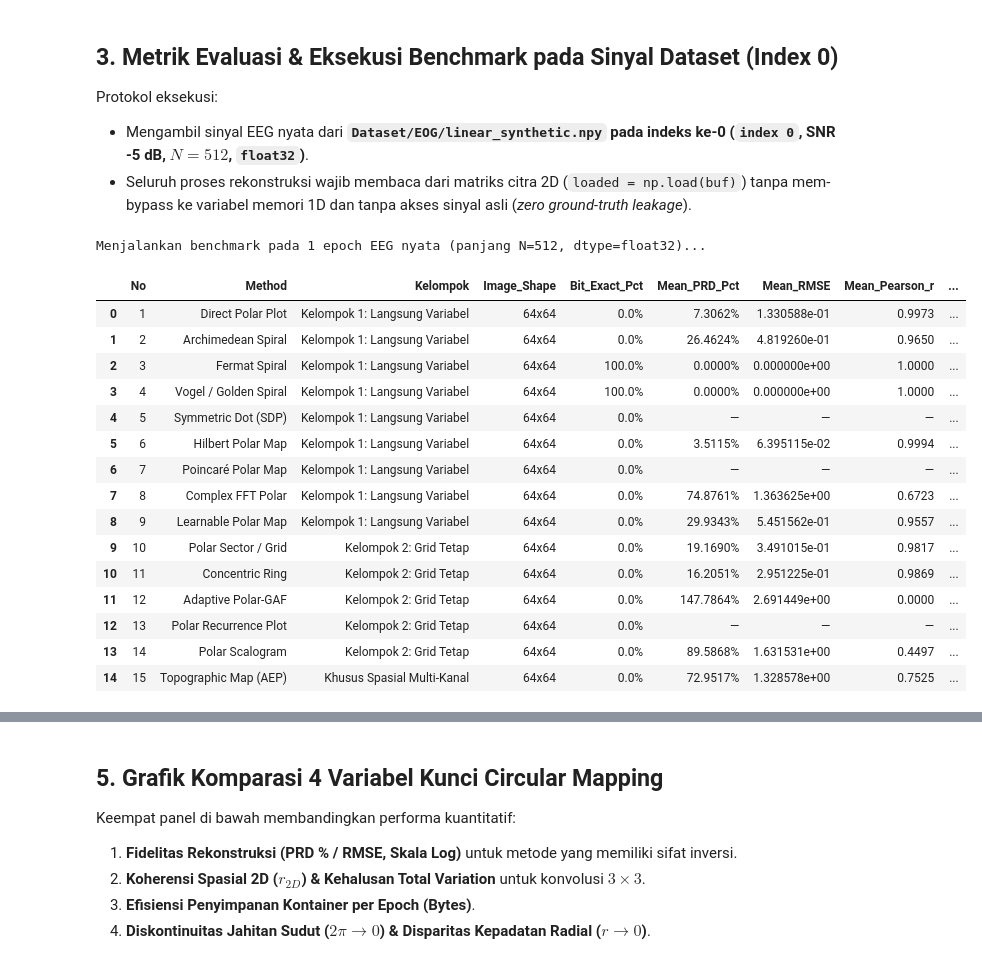
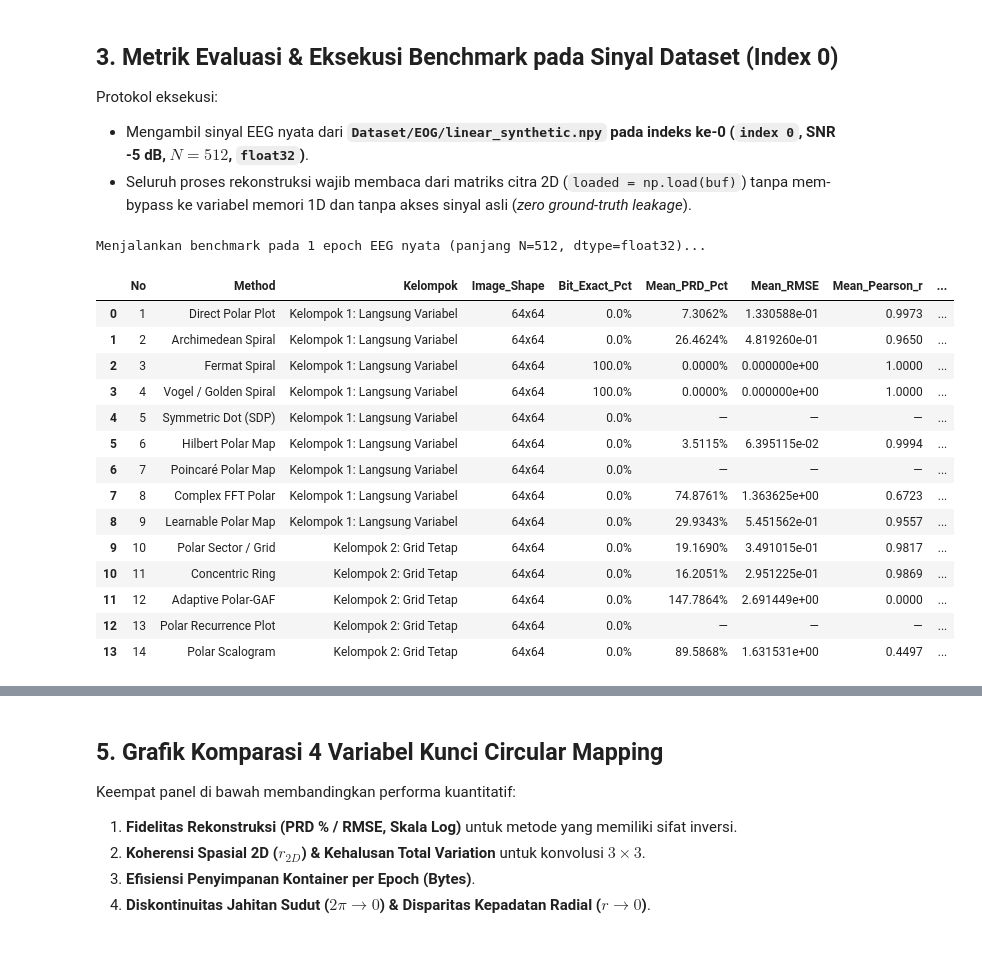
Before and after one commit to hoaxzz/signal-to-image, a Jupyter notebook: notebooks/compare_circular_mapping_methods.ipynb, the cells around one changed output, grey strips where cells are left out. Drawn from its saved outputs; the diff is of its cells as text; code cells hidden in the pictures.

```diff
--- a/notebooks/compare_circular_mapping_methods.ipynb
+++ b/notebooks/compare_circular_mapping_methods.ipynb
@@ -778,7 +743,6 @@ CIRCULAR_METHODS: list[CircularMethodSpec] = [
     CircularMethodSpec(12, "Adaptive Polar-GAF", "Kelompok 2: Grid Tetap", m12_adaptive_polar_gaf, "Tinggi (via Diagonal)", "Tinggi (Korelasi kuasi-sudut)", "Klasifikasi Deret Waktu"),
     CircularMethodSpec(13, "Polar Recurrence Plot", "Kelompok 2: Grid Tetap", m13_polar_recurrence_plot, "Non-Invertible", "Tinggi untuk fraktal", "Deteksi Dinamika Kaotik"),
     CircularMethodSpec(14, "Polar Scalogram", "Kelompok 2: Grid Tetap", m14_polar_scalogram, "Tinggi (CWT-ICWT)", "Sangat Baik (Waktu-Frekuensi)", "Denoising Berbasis Frekuensi"),
-    CircularMethodSpec(15, "Topographic Map (AEP)", "Khusus Spasial Multi-Kanal", m15_topographic_map_aep, "Parsial / Semi-Lossy", "Sangat Baik (Peta kepala)", "BCI Multi-Kanal"),
 ]
 
 
@@ -886,32 +850,31 @@ display(df[cols_display].style.format({
     "Bit_Exact_Pct": "{:.1f}%",
     "Mean_PRD_Pct": "{:.4f}%",
     "Mean_RMSE": "{:.6e}",
     "Mean_Pearson_r": "{:.4f}",
     "Curve_Max_Jump_L1": "{:.0f}",
     "Spatial_Neighbor_Corr_2D": "{:.4f}",
     "Spatial_Norm_TV_2D": "{:.4f}",
     "Angular_Seam_Discontinuity": "{:.4f}",
     "Radial_Density_Disparity": "{:.2f}",
     "Mean_Disk_Bytes": "{:,.1f} B",
     "Mean_RoundTrip_ms": "{:.3f} ms",
 }, na_rep="—").highlight_max(subset=["Bit_Exact_Pct", "Spatial_Neighbor_Corr_2D"], color="#d1fae5")
  .highlight_min(subset=["Mean_RMSE", "Mean_PRD_Pct", "Spatial_Norm_TV_2D"], color="#d1fae5"))
 # %% [output]
 Menjalankan benchmark pada 1 epoch EEG nyata (panjang N=512, dtype=float32)...
 |  | No | Method | Kelompok | Image_Shape | Bit_Exact_Pct | Mean_PRD_Pct | Mean_RMSE | Mean_Pearson_r | ... |
 | 0 | 1 | Direct Polar Plot | Kelompok 1: Langsung Variabel | 64x64 | 0.0% | 7.3062% | 1.330588e-01 | 0.9973 | ... |
 | 1 | 2 | Archimedean Spiral | Kelompok 1: Langsung Variabel | 64x64 | 0.0% | 26.4624% | 4.819260e-01 | 0.9650 | ... |
 | 2 | 3 | Fermat Spiral | Kelompok 1: Langsung Variabel | 64x64 | 100.0% | 0.0000% | 0.000000e+00 | 1.0000 | ... |
 | 3 | 4 | Vogel / Golden Spiral | Kelompok 1: Langsung Variabel | 64x64 | 100.0% | 0.0000% | 0.000000e+00 | 1.0000 | ... |
 | 4 | 5 | Symmetric Dot (SDP) | Kelompok 1: Langsung Variabel | 64x64 | 0.0% | — | — | — | ... |
 | 5 | 6 | Hilbert Polar Map | Kelompok 1: Langsung Variabel | 64x64 | 0.0% | 3.5115% | 6.395115e-02 | 0.9994 | ... |
 | 6 | 7 | Poincaré Polar Map | Kelompok 1: Langsung Variabel | 64x64 | 0.0% | — | — | — | ... |
 | 7 | 8 | Complex FFT Polar | Kelompok 1: Langsung Variabel | 64x64 | 0.0% | 74.8761% | 1.363625e+00 | 0.6723 | ... |
 | 8 | 9 | Learnable Polar Map | Kelompok 1: Langsung Variabel | 64x64 | 0.0% | 29.9343% | 5.451562e-01 | 0.9557 | ... |
 | 9 | 10 | Polar Sector / Grid | Kelompok 2: Grid Tetap | 64x64 | 0.0% | 19.1690% | 3.491015e-01 | 0.9817 | ... |
 | 10 | 11 | Concentric Ring | Kelompok 2: Grid Tetap | 64x64 | 0.0% | 16.2051% | 2.951225e-01 | 0.9869 | ... |
 | 11 | 12 | Adaptive Polar-GAF | Kelompok 2: Grid Tetap | 64x64 | 0.0% | 147.7864% | 2.691449e+00 | 0.0000 | ... |
 | 12 | 13 | Polar Recurrence Plot | Kelompok 2: Grid Tetap | 64x64 | 0.0% | — | — | — | ... |
 | 13 | 14 | Polar Scalogram | Kelompok 2: Grid Tetap | 64x64 | 0.0% | 89.5868% | 1.631531e+00 | 0.4497 | ... |
-| 14 | 15 | Topographic Map (AEP) | Khusus Spasial Multi-Kanal | 64x64 | 0.0% | 72.9517% | 1.328578e+00 | 0.7525 | ... |
 # %% [markdown]
```
Also changed, not shown: parts of 8 cells of this notebook, 3 other files.
